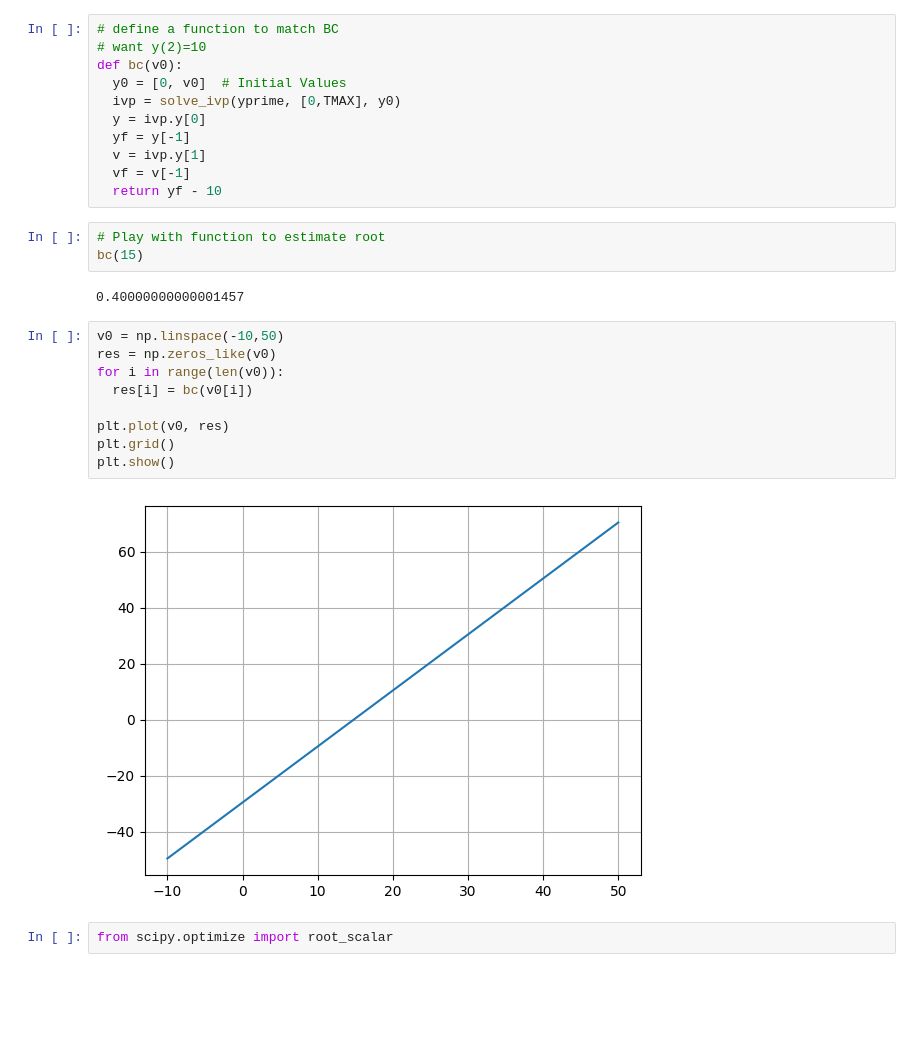
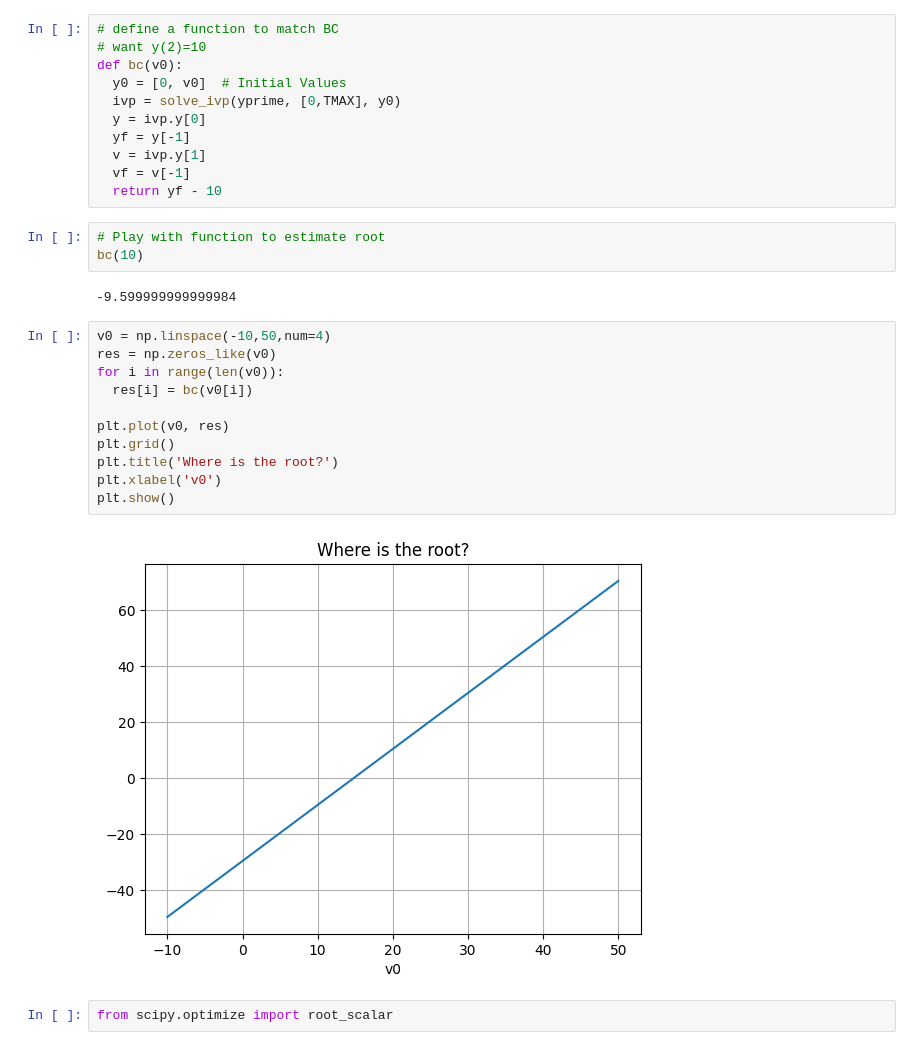
Before and after one commit to mdaugherity/Numerical2024, a Jupyter notebook: ode/Week_10_BVP.ipynb, the cells around one changed output. Drawn from its saved outputs; the diff is of its cells as text; blank space fills up the shorter version.

```diff
--- a/ode/Week_10_BVP.ipynb
+++ b/ode/Week_10_BVP.ipynb
@@ -65,20 +65,22 @@ def bc(v0):
   return yf - 10
 # %%
 # Play with function to estimate root
-bc(15)
+bc(10)
 # %% [output]
-0.40000000000001457
+-9.599999999999984
 # %%
-v0 = np.linspace(-10,50)
+v0 = np.linspace(-10,50,num=4)
 res = np.zeros_like(v0)
 for i in range(len(v0)):
   res[i] = bc(v0[i])
 
 plt.plot(v0, res)
 plt.grid()
+plt.title('Where is the root?')
+plt.xlabel('v0')
 plt.show()
 # %% [output]
-[figure, old version]
+[figure, new version]
 # %%
 from scipy.optimize import root_scalar
 # %%
```
Also changed, not shown: parts of 23 cells of this notebook.
